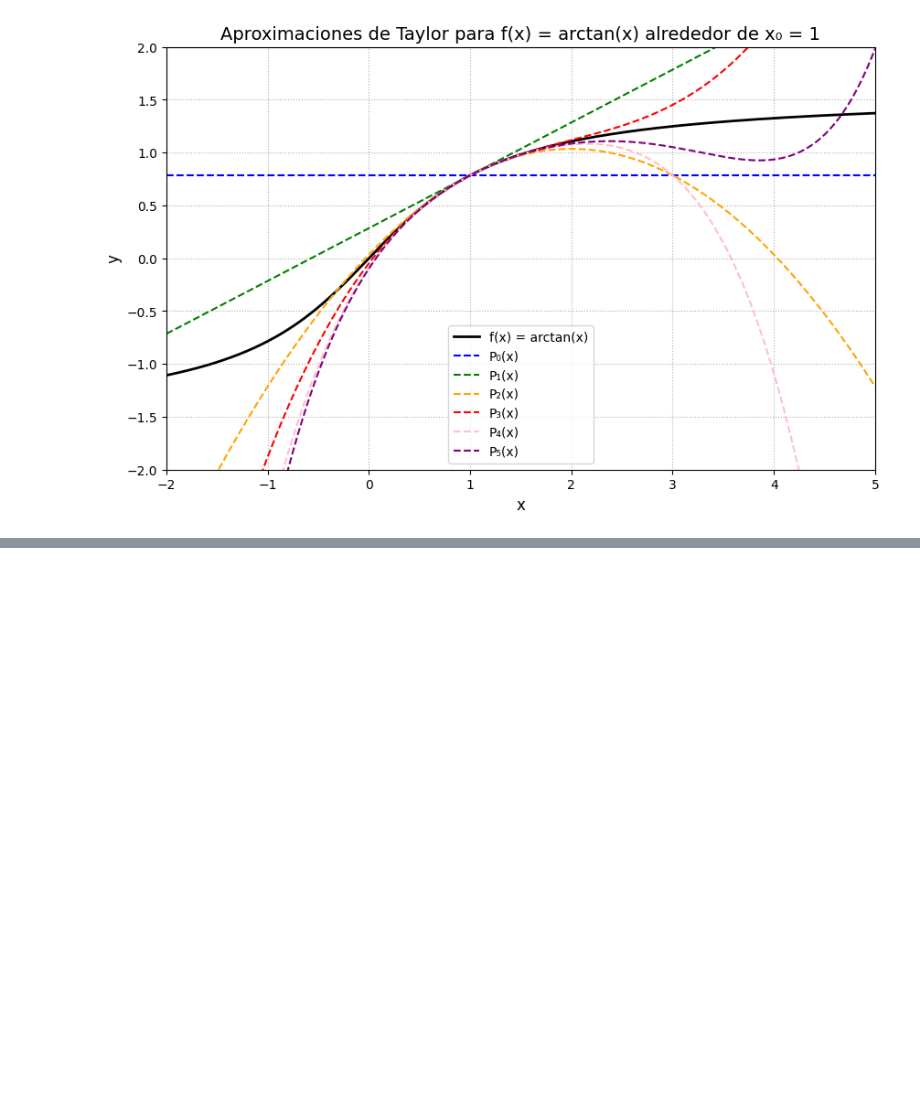
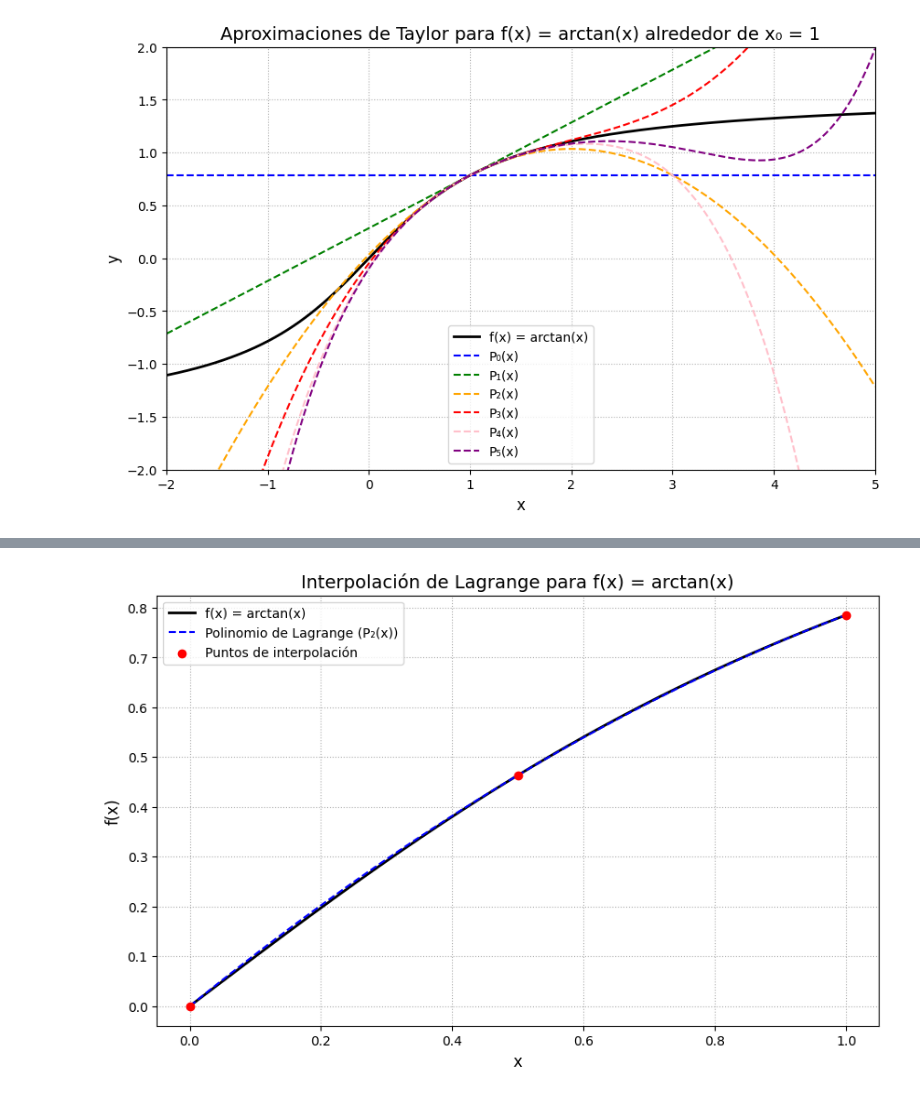
Before and after one commit to Lenin27Amangandi/Workspace-Metodos-Numericos-2k25A-, a Jupyter notebook: Tareas/Tarea6/Tarea6_LeninAmangandi.ipynb, the cells around one changed output, grey strips where cells are left out. Drawn from its saved outputs; the diff is of its cells as text; code cells hidden in the pictures; blank space fills up the shorter version.

```diff
--- a/Tareas/Tarea6/Tarea6_LeninAmangandi.ipynb
+++ b/Tareas/Tarea6/Tarea6_LeninAmangandi.ipynb
@@ -323,3 +358,49 @@ Donde los polinomios $$\ell_0(x), \ell_1(x), \ell_2(x)$$ son los expresados ante
 4. Evaluación de la interpolación:
 
 Al calcular el valor de $$ L(x) $$ para diferentes valores de \( x \) en el intervalo $$[0, 1]$$, obtendremos una aproximación de la función $$f(x) = \arctan(x)$$ usando interpolación de Lagrange.
+# %%
+import numpy as np
+import matplotlib.pyplot as plt
+
+def f(x):
+    return np.arctan(x)
+
+x0 = 0
+x1 = 0.5
+x2 = 1
+
+y0 = f(x0)
+y1 = f(x1)
+y2 = f(x2)
+
+def L0(x):
+    return ((x - x1) * (x - x2)) / ((x0 - x1) * (x0 - x2))
+
+def L1(x):
+    return ((x - x0) * (x - x2)) / ((x1 - x0) * (x1 - x2))
+
+def L2(x):
+    return ((x - x0) * (x - x1)) / ((x2 - x0) * (x2 - x1))
+
+def Lagrange(x):
+    return y0 * L0(x) + y1 * L1(x) + y2 * L2(x)
+
+x_vals = np.linspace(0, 1, 400)
+y_exact = f(x_vals)
+y_approx = Lagrange(x_vals)
+
+plt.figure(figsize=(10, 6))
+plt.plot(x_vals, y_exact, 'k', label="f(x) = arctan(x)", linewidth=2)
+plt.plot(x_vals, y_approx, '--', color='blue', label="Polinomio de Lagrange (P₂(x))")
+
+plt.scatter([x0, x1, x2], [y0, y1, y2], color='red', zorder=5, label='Puntos de interpolación')
+
+plt.title("Interpolación de Lagrange para f(x) = arctan(x)", fontsize=14)
+plt.xlabel("x", fontsize=12)
+plt.ylabel("f(x)", fontsize=12)
+plt.grid(True, linestyle=':')
+plt.legend()
+
+plt.show()
+# %% [output]
+[figure, added]
```
Also changed, not shown: parts of 4 cells of this notebook, 2 other files.
